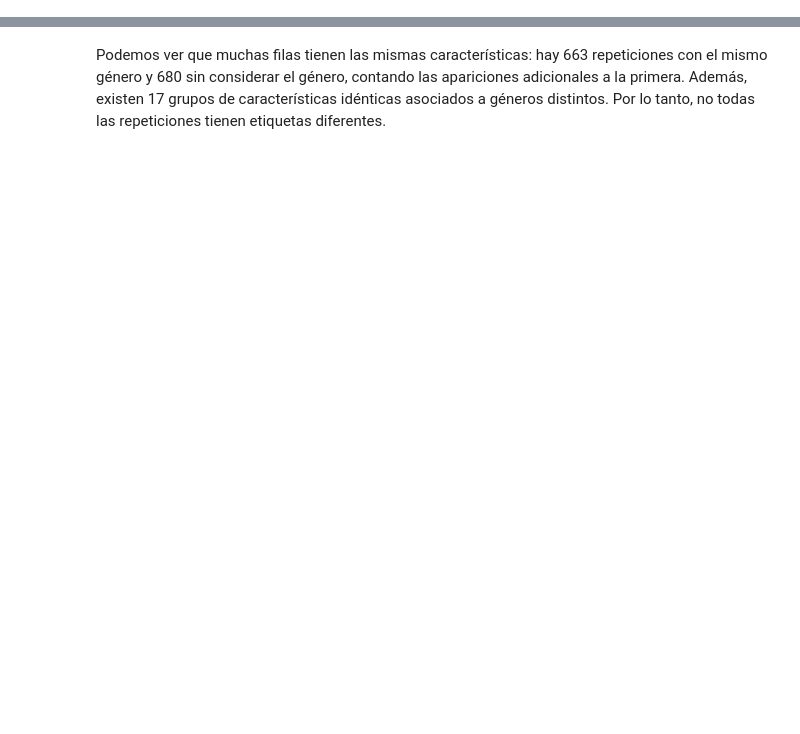
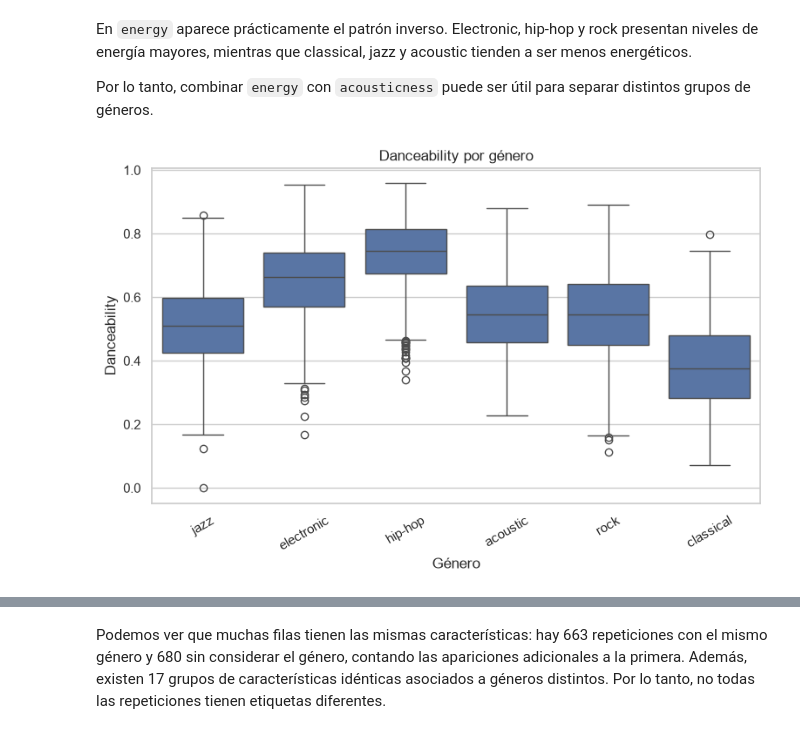
Before and after one commit to lourdesMV/TD6-TP2, a Jupyter notebook: spotify.ipynb, the cells around one changed output, grey strips where cells are left out. Saved outputs shown, nothing was run; the diff lists cells and outputs as text; code cells hidden in the pictures; blank space fills up the shorter version.

```diff
--- a/spotify.ipynb
+++ b/spotify.ipynb
@@ -132,0 +218,20 @@ Grupos con características iguales y géneros distintos: 17
+# %% [markdown]
+En `energy` aparece prácticamente el patrón inverso. Electronic, hip-hop y rock presentan niveles de energía mayores, mientras que classical, jazz y acoustic tienden a ser menos energéticos.
+
+Por lo tanto, combinar `energy` con `acousticness` puede ser útil para separar distintos grupos de géneros.
+# %%
+plt.figure(figsize=(9, 5))
+
+sns.boxplot(
+    data=df,
+    x="Expected",
+    y="danceability"
+)
+
+plt.title("Danceability por género")
+plt.xlabel("Género")
+plt.ylabel("Danceability")
+plt.xticks(rotation=30)
+plt.show()
+# %% [output]
+[figure, added]
```
Also changed, not shown: parts of 62 cells of this notebook.
